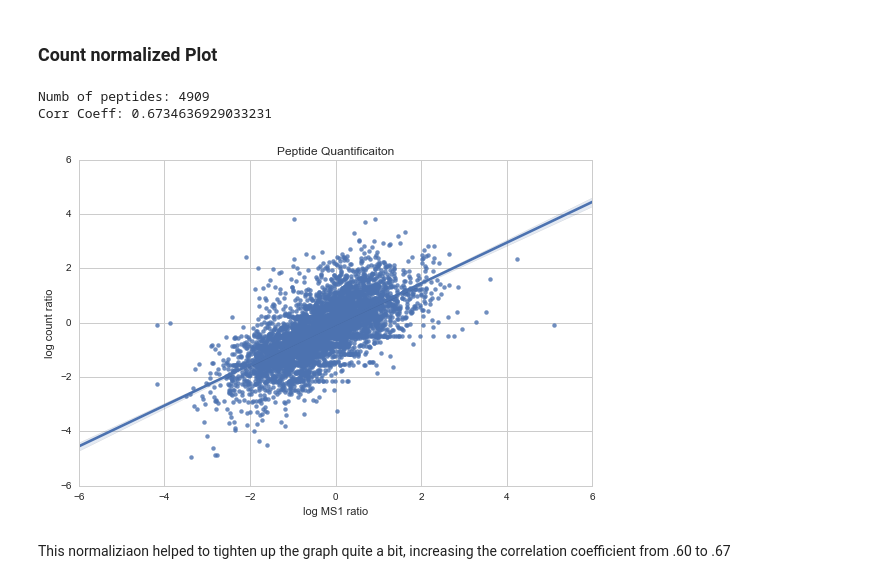
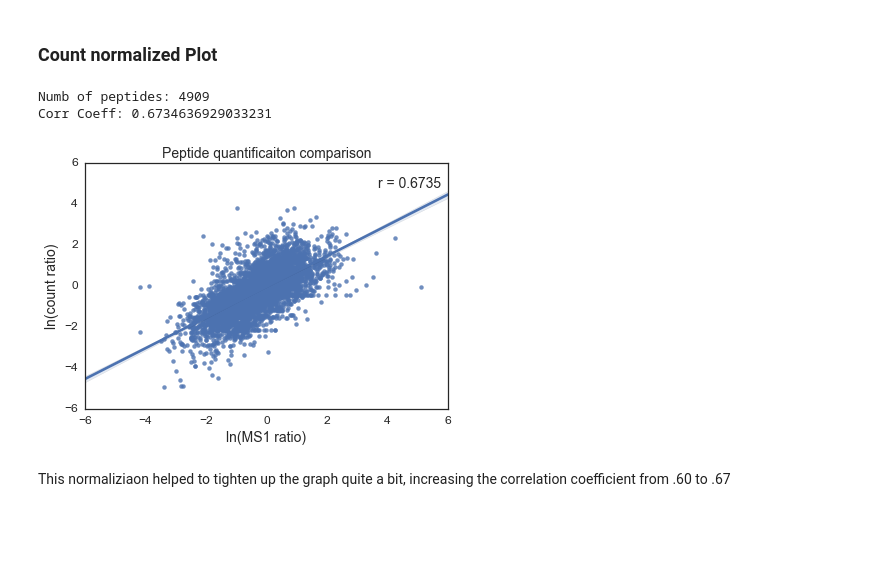
Before and after one commit to mmayers12/n15_mice, a Jupyter notebook: ipynbs/Ratios---SpecCount-Based-vs-MS1-Spectra-Based.ipynb, the cells around one changed output. Saved outputs shown, nothing was run; the diff lists cells and outputs as text; code cells hidden in the pictures; blank space fills up the shorter version.

```diff
--- a/ipynbs/Ratios---SpecCount-Based-vs-MS1-Spectra-Based.ipynb
+++ b/ipynbs/Ratios---SpecCount-Based-vs-MS1-Spectra-Based.ipynb
@@ -201,17 +201,25 @@ peps.head(10)
 # %% [markdown]
 ### Count normalized Plot
 # %%
+sns.set_style('white')
+fig, ax = plt.subplots(1,1)
+fig.set_size_inches(6, 4.5)
 quant_both = peps.query('reg_fact != 0 and counts != 0')
 print('Numb of peptides: {}'.format(len(quant_both)))
 print('Corr Coeff: {}'.format(scipy.corrcoef(np.log(quant_both['ratio']), np.log(quant_both['counts']))[0][1]))
 sns.regplot(np.log(quant_both['ratio']), np.log(quant_both['counts']))
-plt.title('Peptide Quantificaiton')
-plt.xlabel('log MS1 ratio')
-plt.ylabel('log count ratio');
+plt.title('Peptide quantificaiton comparison', size = 14)
+plt.xlabel('ln(MS1 ratio)', size=14)
+plt.ylabel('ln(count ratio)', size=14)
+plt.xticks(size = 12)
+plt.yticks(size = 12)
+plt.text(3.7,4.8, 'r = {:1.4f}'.format(scipy.corrcoef(np.log(quant_both['ratio']), np.log(quant_both['counts']))[0][1]), size=14)
+
+plt.savefig('count_vs_ratios.svg');
 # %% [output]
 Numb of peptides: 4909
 Corr Coeff: 0.6734636929033231
-[figure, old version]
+[figure, new version]
 # %% [markdown]
 This normaliziaon helped to tighten up the graph quite a bit, increasing the correlation coefficient from .60 to .67
 # %% [markdown]
```
Also changed, not shown: parts of 11 cells of this notebook.
